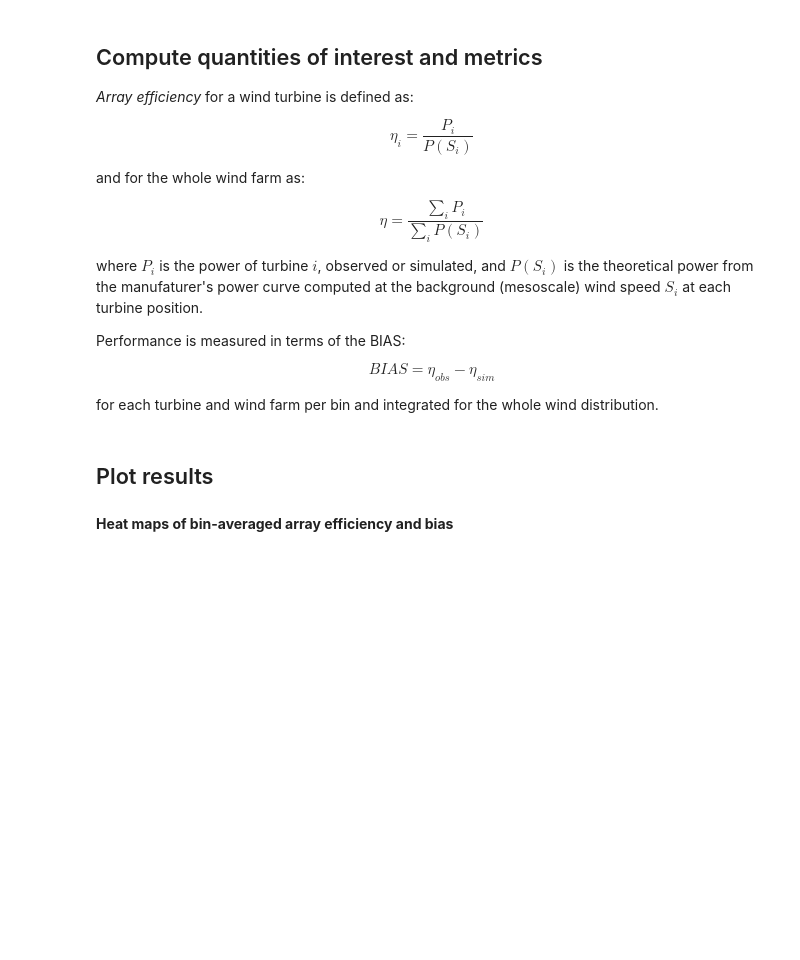
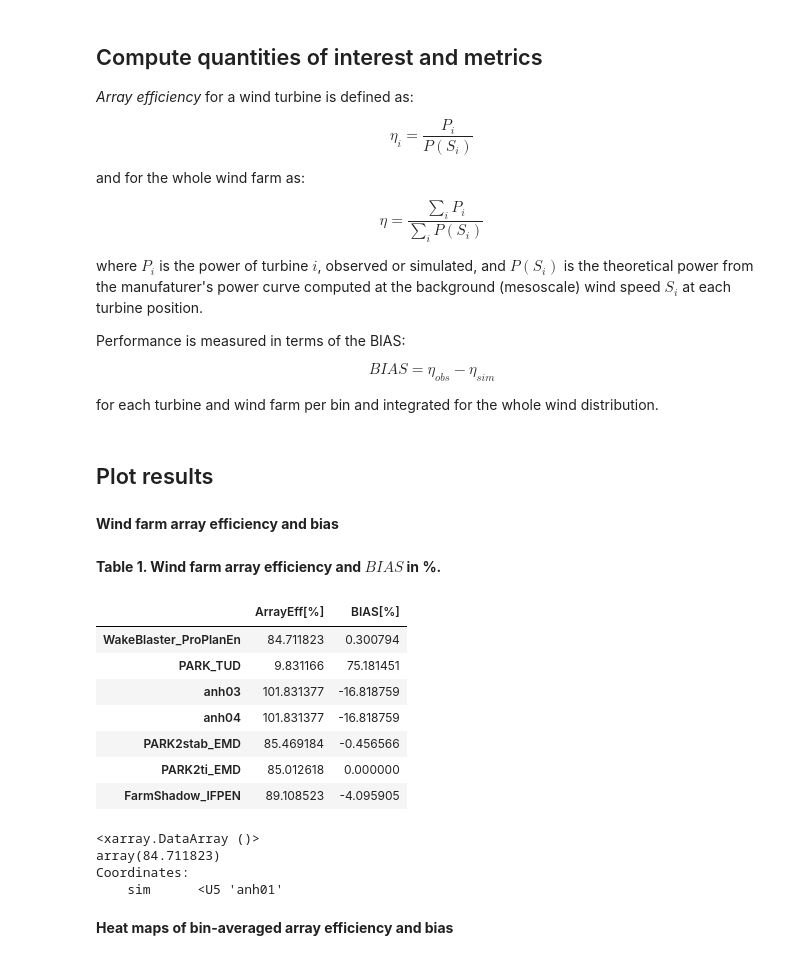
Before and after one commit to CENER-EPR/OWAbench_obsolete, a Jupyter notebook: Anholt_ArrayEfficiency.ipynb, the cells around one changed output. Cells and saved outputs as stored; diff of their text form; code cells hidden in the pictures; blank space fills up the shorter version.

Commit message:
Added cell with global (wind farm) metrics

```diff
--- a/Anholt_ArrayEfficiency.ipynb
+++ b/Anholt_ArrayEfficiency.ipynb
@@ -114,7 +115,8 @@ display(Markdown(figcaption))
 [figure]
 [figure]
 # %%
-print("Hence, after filtering for the wind speed, stability and direction bins, there are %d hourly samples (%.2f%% of the original data) distributed according to the following validation bins:" % (N_WDzL_speed.sum().sum(), N_WDzL_speed.sum().sum()*100/scada_flags.shape[0]))
+Nval = N_WDzL_speed.sum().sum() # total number of samples in the validation dataset
+print("Hence, after filtering for the wind speed, stability and direction bins, there are %d hourly samples (%.2f%% of the original data) distributed according to the following validation bins:" % (Nval, Nval*100/Ntot))
 N_WDzL_speed
 # %% [output]
 Hence, after filtering for the wind speed, stability and direction bins, there are 2140 hourly samples (9.79% of the original data) distributed according to the following validation bins:
@@ -239,7 +241,7 @@ ref_eta = np.sum(ref_P,axis=0) / meso_P_sum * 100 # axis=0 are turbines
 
 ref_dif_std = np.mean(ref_P_std - meso_P_std,axis=0)
 for isim in range(n_sim):
-    sim_eta[isim] = np.sum(sim_P[isim],axis=0) / meso_P_sum * 100
+    sim_eta[isim] = np.sum(sim_P[isim],axis=0) / meso_P_sum
     bias[isim] = ref_eta - sim_eta[isim]
     if sim_P_std[isim] is not None:
         dif_std[isim] = np.mean(sim_P_std[isim] - ref_P_std,axis=0)
@@ -251,14 +253,44 @@ for isim in range(n_sim):
 sim_eta_wt = bin_avrg.array_init(('sim', 'wt','wd','zL'))
 bias_wt = bin_avrg.array_init(('sim', 'wt','wd','zL'))
 
-ref_eta_wt = ref_P / meso_P * 100
-ref_eta_std_wt = ref_P_std / meso_P * 100
+ref_eta_wt = ref_P / meso_P
+ref_eta_std_wt = ref_P_std / meso_P
 
 for isim in range(n_sim):
-    sim_eta_wt[isim] = sim_P[isim] / meso_P * 100
+    sim_eta_wt[isim] = sim_P[isim] / meso_P
     bias_wt[isim] = ref_eta_wt - sim_eta_wt[isim]
 # %% [markdown]
 ## Plot results
+# %% [markdown]
+**Wind farm array efficiency and bias**
+# %%
+Metrics = pd.DataFrame(np.zeros((n_sim,2)),
+                       columns = ['ArrayEff[%]','BIAS[%]'],
+                       index = sim_name)
+for isim in range(n_sim):
+    Metrics.loc[sim_name[isim],'ArrayEff[%]'] = np.sum(np.sum(sim_eta[isim]*N_WDzL_speed,axis=1))/Nval
+    Metrics.loc[sim_name[isim],'BIAS[%]'] = np.sum(np.sum(bias[isim]*N_WDzL_speed,axis=1))/Nval
+
+tablecaption = ("**Table 1. Wind farm array efficiency and $BIAS$ in %.**")
+display(Markdown(tablecaption))
+display(Metrics)
+# %% [output]
+**Table 1. Wind farm array efficiency and $BIAS$ in %.**
+|  | ArrayEff[%] | BIAS[%] |
+| WakeBlaster_ProPlanEn | 84.711823 | 0.300794 |
+| PARK_TUD | 9.831166 | 75.181451 |
+| anh03 | 101.831377 | -16.818759 |
+| anh04 | 101.831377 | -16.818759 |
+| PARK2stab_EMD | 85.469184 | -0.456566 |
+| PARK2ti_EMD | 85.012618 | 0.000000 |
+| FarmShadow_IFPEN | 89.108523 | -4.095905 |
+# %%
+np.sum(np.sum(sim_eta[0]*N_WDzL_speed,axis=1))/Nval
+# %% [output]
+<xarray.DataArray ()>
+array(84.711823)
+Coordinates:
+    sim      <U5 'anh01'
 # %% [markdown]
 **Heat maps of bin-averaged array efficiency and bias**
 # %%
```
Also changed, not shown: parts of 3 cells of this notebook.
